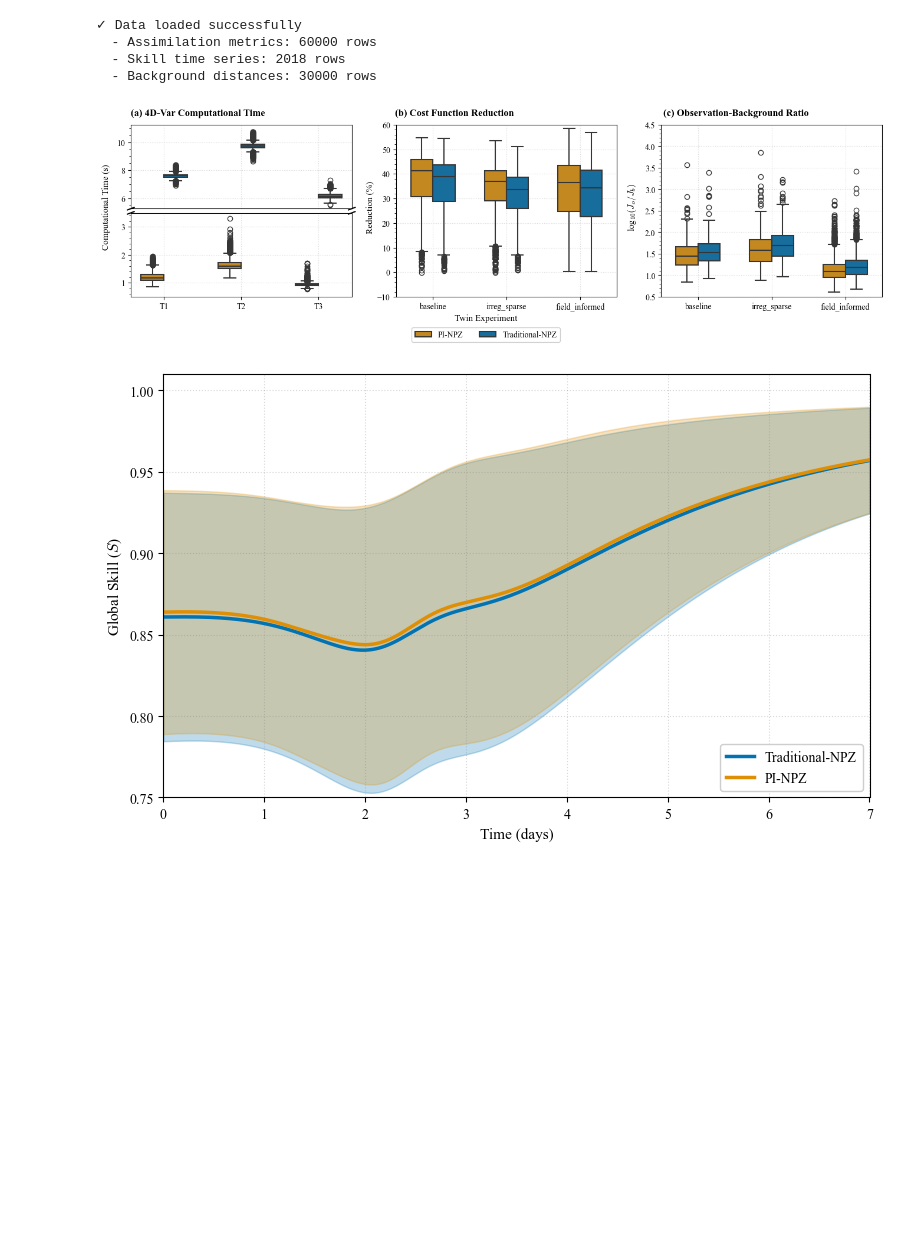
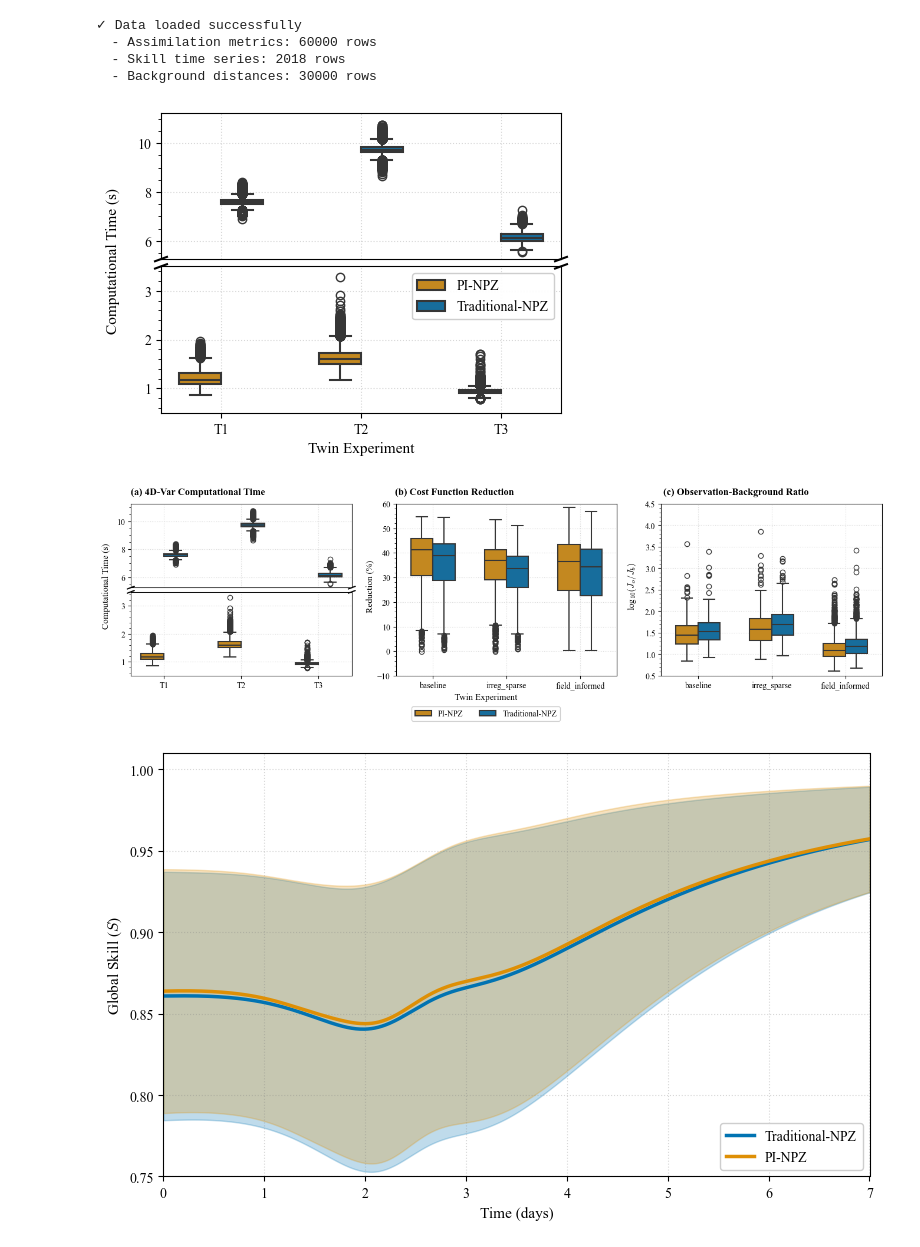
Before and after one commit to kevinegan31/pinn-4dvar-npz, a Jupyter notebook: analysis/figures/fig4_fig5_state_estimation.ipynb, the cells around one changed output. Cells and saved outputs as stored; diff of their text form; code cells hidden in the pictures; blank space fills up the shorter version.

```diff
--- a/analysis/figures/fig4_fig5_state_estimation.ipynb
+++ b/analysis/figures/fig4_fig5_state_estimation.ipynb
@@ -14,13 +19,13 @@ import os
 # === Read in processed data ===
 
 # 1. Background state distances (if needed for other analyses)
-df_xb_distances = pd.read_csv('./data/processed_assimilation_data/background_state_distances.csv')
+df_xb_distances = pd.read_csv('../../data/processed_assimilation_data/background_state_distances.csv')
 
 # 2. Assimilation metrics (for boxplots)
-df_flat = pd.read_csv('./data/processed_assimilation_data/assimilation_metrics.csv')
+df_flat = pd.read_csv('../../data/processed_assimilation_data/assimilation_metrics.csv')
 
 # 3. Aggregated skill scores (for skill plot)
-df_skills_aggregated = pd.read_csv('./data/processed_assimilation_data/analysis_skills_aggregated.csv')
+df_skills_aggregated = pd.read_csv('../../data/processed_assimilation_data/analysis_skills_aggregated.csv')
 
 # === Recreate derived columns for boxplot ===
 df_flat["log_runtime"] = np.log10(df_flat["runtime"])
@@ -65,6 +70,77 @@ print(f"  - Background distances: {df_xb_distances.shape[0]} rows")
   - Assimilation metrics: 60000 rows
   - Skill time series: 2018 rows
   - Background distances: 30000 rows
+# %%
+# === Typography ===
+plt.rcParams['font.family'] = 'serif'
+plt.rcParams['font.serif'] = ['Times New Roman', 'DejaVu Serif']
+plt.rcParams['mathtext.fontset'] = 'cm'
+plt.rcParams['font.size'] = 11
+plt.rcParams['axes.labelsize'] = 11
+plt.rcParams['axes.titlesize'] = 11
+plt.rcParams['xtick.labelsize'] = 10
+plt.rcParams['ytick.labelsize'] = 10
+
+# === Colors ===
+trad_npz_color = "#0173B2"
+pinn_color = "#DE8F05"
+method_palette = {"Traditional-NPZ": trad_npz_color, "PI-NPZ": pinn_color}
+
+# --- Runtime subset ---
+df_runtime = df_long_normal[df_long_normal["metric"] == "Computational Time (s)"]
+
+# --- Create figure with GridSpec (just for panel a) ---
+fig = plt.figure(figsize=(5, 4))
+gs = gridspec.GridSpec(2, 1, figure=fig,
+                       left=0.15, right=0.95,
+                       top=0.90, bottom=0.15,
+                       hspace=0.05)
+
+# =========================================================
+# Panel (a) - Assimilation Runtime (broken axis)
+# =========================================================
+ax_top = fig.add_subplot(gs[0, 0])
+sns.boxplot(data=df_runtime, x="dataset", y="value", hue="method",
+            palette=method_palette, width=0.6, linewidth=1.5, ax=ax_top)
+ax_top.set_ylim(5.25, 11.25)
+ax_top.set_ylabel("")  # No label on top axis
+ax_top.set_xlabel("")
+ax_top.tick_params(labelbottom=False, bottom=False, labelsize=10)
+ax_top.grid(True, linestyle=":", alpha=0.3, color="gray")
+ax_top.yaxis.set_minor_locator(AutoMinorLocator())
+if ax_top.get_legend() is not None:
+    ax_top.get_legend().remove()
+
+ax_bottom = fig.add_subplot(gs[1, 0], sharex=ax_top)
+sns.boxplot(data=df_runtime, x="dataset", y="value", hue="method",
+            palette=method_palette, width=0.6, linewidth=1.5, ax=ax_bottom)
+ax_bottom.set_ylim(0.5, 3.5)
+ax_bottom.set_xlabel("Twin Experiment")
+ax_bottom.set_ylabel("")  # No label on bottom axis either
+ax_bottom.set_xticks(range(3))
+ax_bottom.set_xticklabels(["T1", "T2", "T3"])
+ax_bottom.grid(True, linestyle=":", alpha=0.3, color="gray")
+ax_bottom.tick_params(labelsize=10)
+ax_bottom.yaxis.set_minor_locator(AutoMinorLocator())
+
+# Legend
+handles, labels = ax_bottom.get_legend_handles_labels()
+ax_bottom.legend(handles, labels, loc='upper right', fontsize=10, framealpha=0.95)
+
+# Break marks
+d = .015
+for ax, pos in [(ax_bottom, 1), (ax_top, 0)]:
+    kwargs = dict(transform=ax.transAxes, color='k', clip_on=False)
+    ax.plot((-d, +d), (pos-d, pos+d), **kwargs)
+    ax.plot((1-d, 1+d), (pos-d, pos+d), **kwargs)
+
+# Single y-label for the entire figure, centered vertically
+fig.text(0.04, 0.53, "Computational Time (s)", fontsize=11, va='center', rotation='vertical')
+
+plt.savefig("../../figures/panel_a_runtime.pdf", bbox_inches='tight', pad_inches=0.02)
+plt.show()
+# %% [output]
+[figure, added]
 # %%
 # === Typography ===
 plt.rcParams['font.family'] = 'serif'
```
Also changed, not shown: parts of 2 cells of this notebook, 5 other files.
